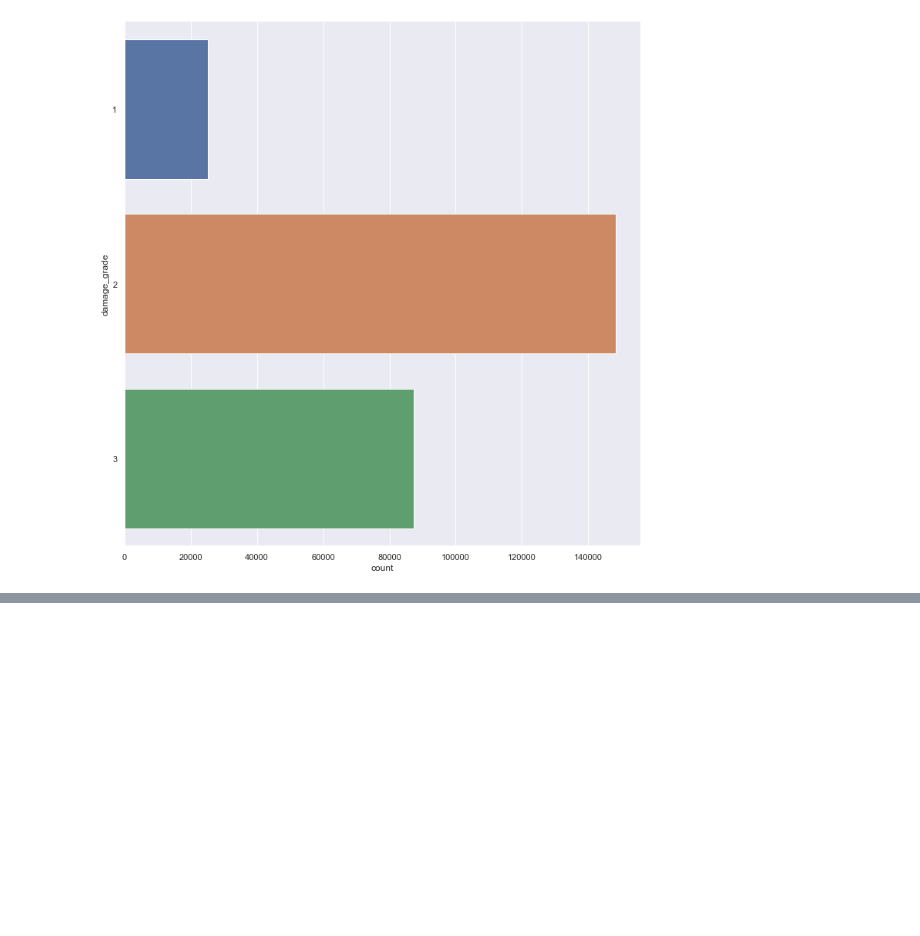
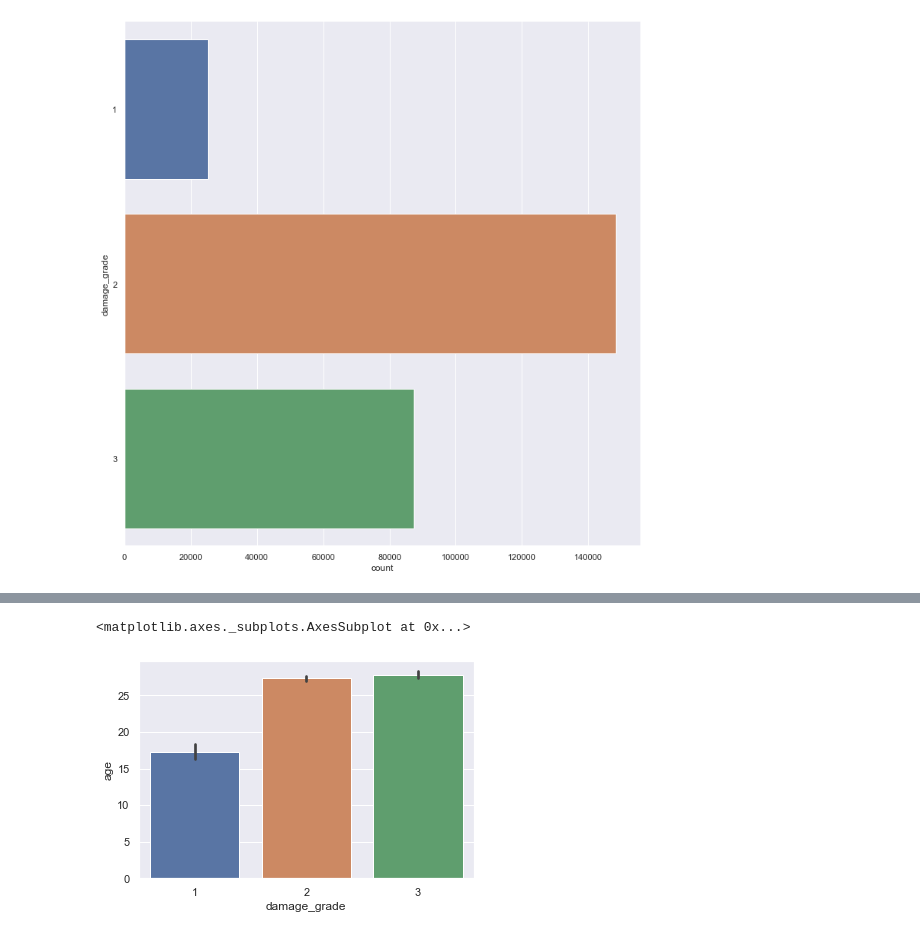
Before and after one commit to jshah39/DataSci, a Jupyter notebook: src/earthquake_shah.ipynb, the cells around one changed output, grey strips where cells are left out. Saved outputs shown, nothing was run; the diff lists cells and outputs as text; code cells hidden in the pictures; blank space fills up the shorter version.

```diff
--- a/src/earthquake_shah.ipynb
+++ b/src/earthquake_shah.ipynb
@@ -82,0 +88,5 @@ sb.catplot(y = "damage_grade", data = combined_data, kind = "count",height=10)
+# %%
+sb.barplot(x="damage_grade", y= "age",data =combined_data, orient = "v")
+# %% [output]
+<matplotlib.axes._subplots.AxesSubplot at 0x...>
+[figure, added]
```
Also changed, not shown: parts of 2 cells of this notebook.
